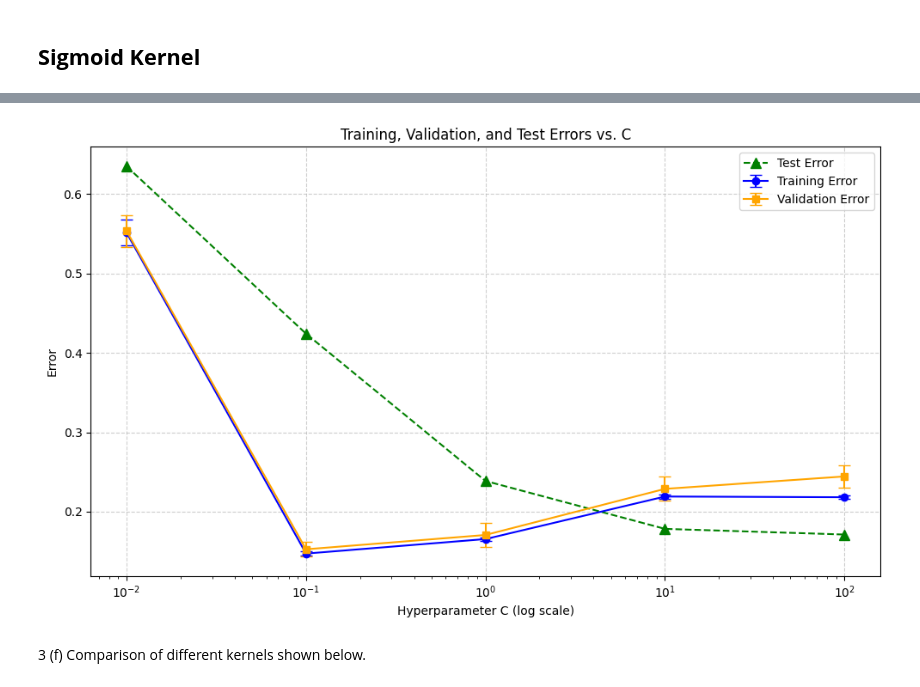
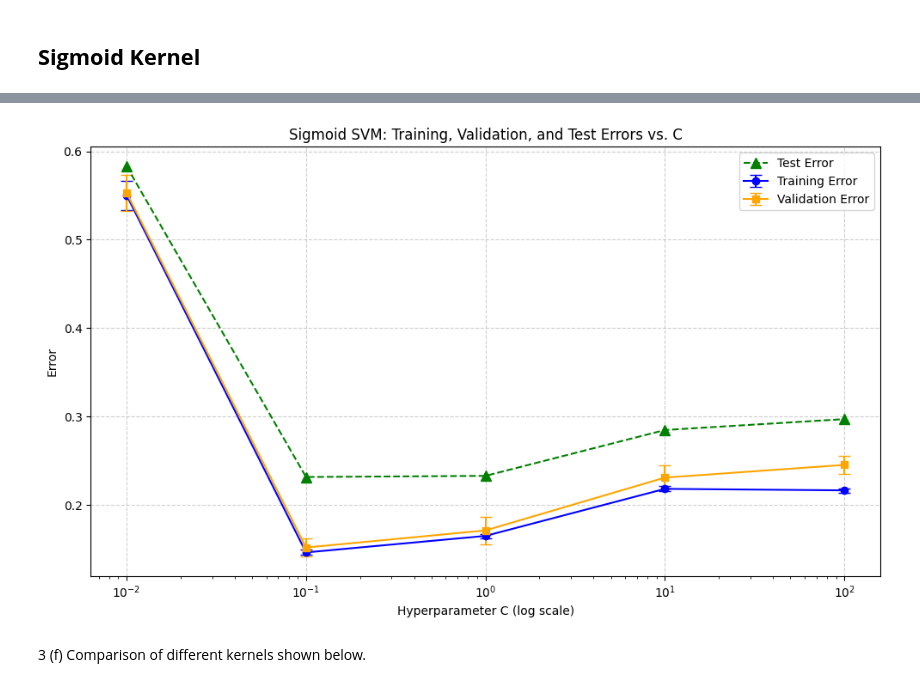
Before and after one commit to Tyler-42690/Fruit-Dataset, a Jupyter notebook: assignment.ipynb, the cells around one changed output, grey strips where cells are left out. Drawn from its saved outputs; the diff is of its cells as text; code cells hidden in the pictures.

```diff
--- a/assignment.ipynb
+++ b/assignment.ipynb
@@ -461,44 +461,44 @@ Best cross-validation accuracy: 84.74%
 # %%
 # Extract results
-results = grid_search.cv_results_
-C_values = np.array(results['param_C'].data, dtype=float)
+sig_results = grid_search.cv_results_
+C_values = np.array(sig_results['param_C'].data, dtype=float)
 
 # Calculate errors (1 - accuracy)
-mean_train_error = 1 - results['mean_train_score']
-std_train_error = results['std_train_score']
+sig_mean_train_error = 1 - sig_results['mean_train_score']
+sig_std_train_error = sig_results['std_train_score']
 
-mean_val_error = 1 - results['mean_test_score']
-std_val_error = results['std_test_score']
+sig_mean_val_error = 1 - sig_results['mean_test_score']
+sig_std_val_error = sig_results['std_test_score']
 
 # Calculate test error for each C by training on the full training set
-test_errors = []
+sig_test_errors = []
 for c in C_values:
-    poly_model = SVC(kernel='poly', C=c)
-    poly_model.fit(image_vectors, labels)
-    test_acc = poly_model.score(test_vectors, test_labels)
-    test_errors.append(1 - test_acc)
+    sig_model = SVC(kernel='sigmoid', C=c)
+    sig_model.fit(image_vectors, labels)
+    test_acc = sig_model.score(test_vectors, test_labels)
+    sig_test_errors.append(1 - test_acc)
 
 # Plotting
 plt.figure(figsize=(10, 6))
 
 # Train error with error bars
-plt.errorbar(C_values, mean_train_error, yerr=std_train_error, fmt='-o', capsize=5, label='Training Error', color='blue')
+plt.errorbar(C_values, sig_mean_train_error, yerr=sig_std_train_error, fmt='-o', capsize=5, label='Training Error', color='blue')
 
 # Validation error with error bars
-plt.errorbar(C_values, mean_val_error, yerr=std_val_error, fmt='-s', capsize=5, label='Validation Error', color='orange')
+plt.errorbar(C_values, sig_mean_val_error, yerr=sig_std_val_error, fmt='-s', capsize=5, label='Validation Error', color='orange')
 
 # Test error
-plt.plot(C_values, test_errors, '--^', color='green', label='Test Error', markersize=8)
+plt.plot(C_values, sig_test_errors, '--^', color='green', label='Test Error', markersize=8)
 
 plt.xscale('log')
 plt.xlabel('Hyperparameter C (log scale)')
 plt.ylabel('Error')
-plt.title('Training, Validation, and Test Errors vs. C')
+plt.title('Sigmoid SVM: Training, Validation, and Test Errors vs. C')
 plt.legend()
 plt.grid(True, linestyle='--', alpha=0.6)
 plt.tight_layout()
-plt.savefig('error_plot.png')
+plt.savefig('sigmoid_svm_error_plot.png')
 # %% [output]
-[figure, old version]
+[figure, new version]
 # %% [markdown]
 3 (f) Comparison of different kernels shown below.
```
Also changed, not shown: parts of 13 cells of this notebook, 5 other files.
